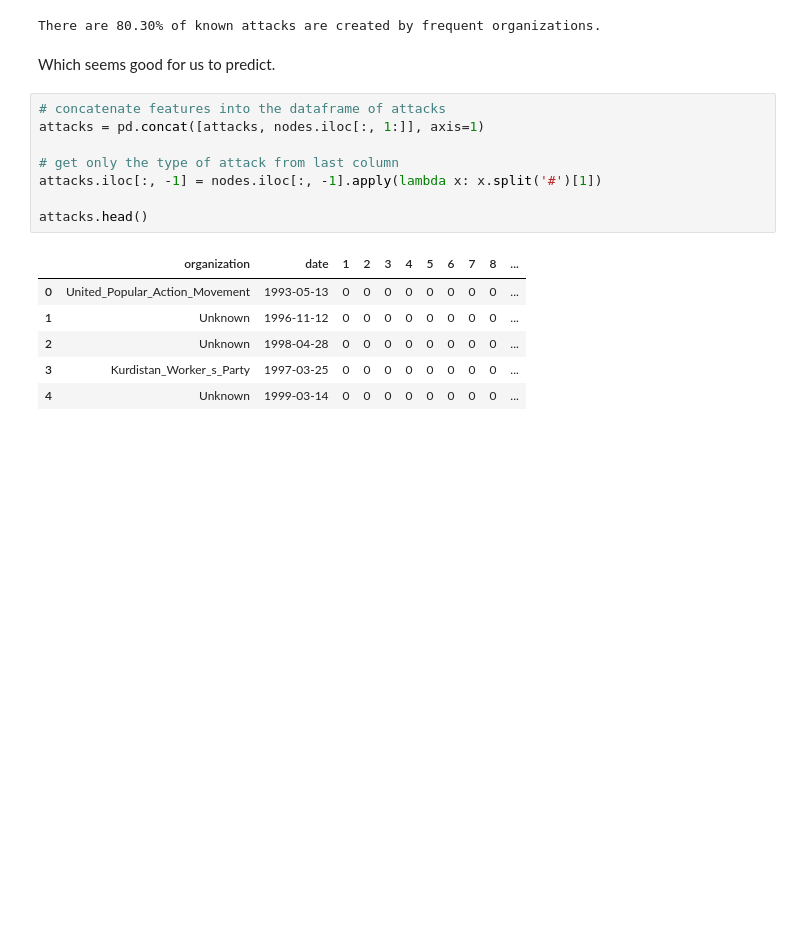
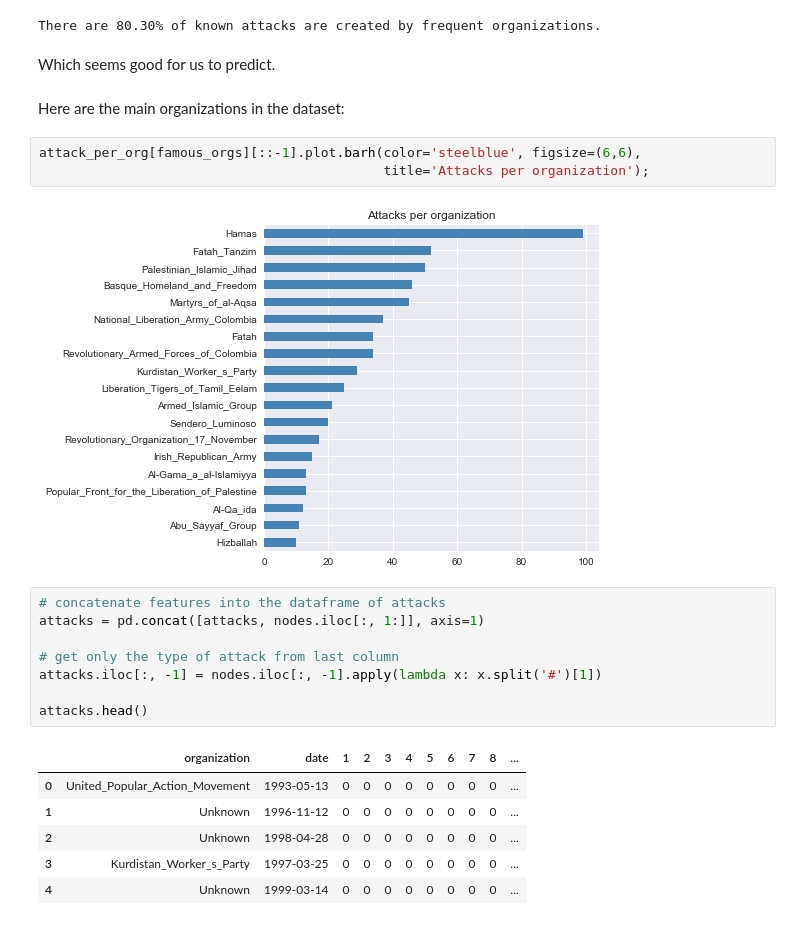
Before and after one commit to yusiZou/NTDS_project, a Jupyter notebook: code.ipynb, the cells around one changed output. Drawn from its saved outputs; the diff is of its cells as text; blank space fills up the shorter version.

```diff
--- a/code.ipynb
+++ b/code.ipynb
@@ -116,6 +121,13 @@ print("There are {:.2%} of known attacks are created by frequent organizations."
 There are 80.30% of known attacks are created by frequent organizations.
 # %% [markdown]
 Which seems good for us to predict.
+# %% [markdown]
+Here are the main organizations in the dataset:
+# %%
+attack_per_org[famous_orgs][::-1].plot.barh(color='steelblue', figsize=(6,6),
+                                            title='Attacks per organization');
+# %% [output]
+[figure, added]
 # %%
 # concatenate features into the dataframe of attacks
 attacks = pd.concat([attacks, nodes.iloc[:, 1:]], axis=1)
```
Also changed, not shown: parts of 36 cells of this notebook.
